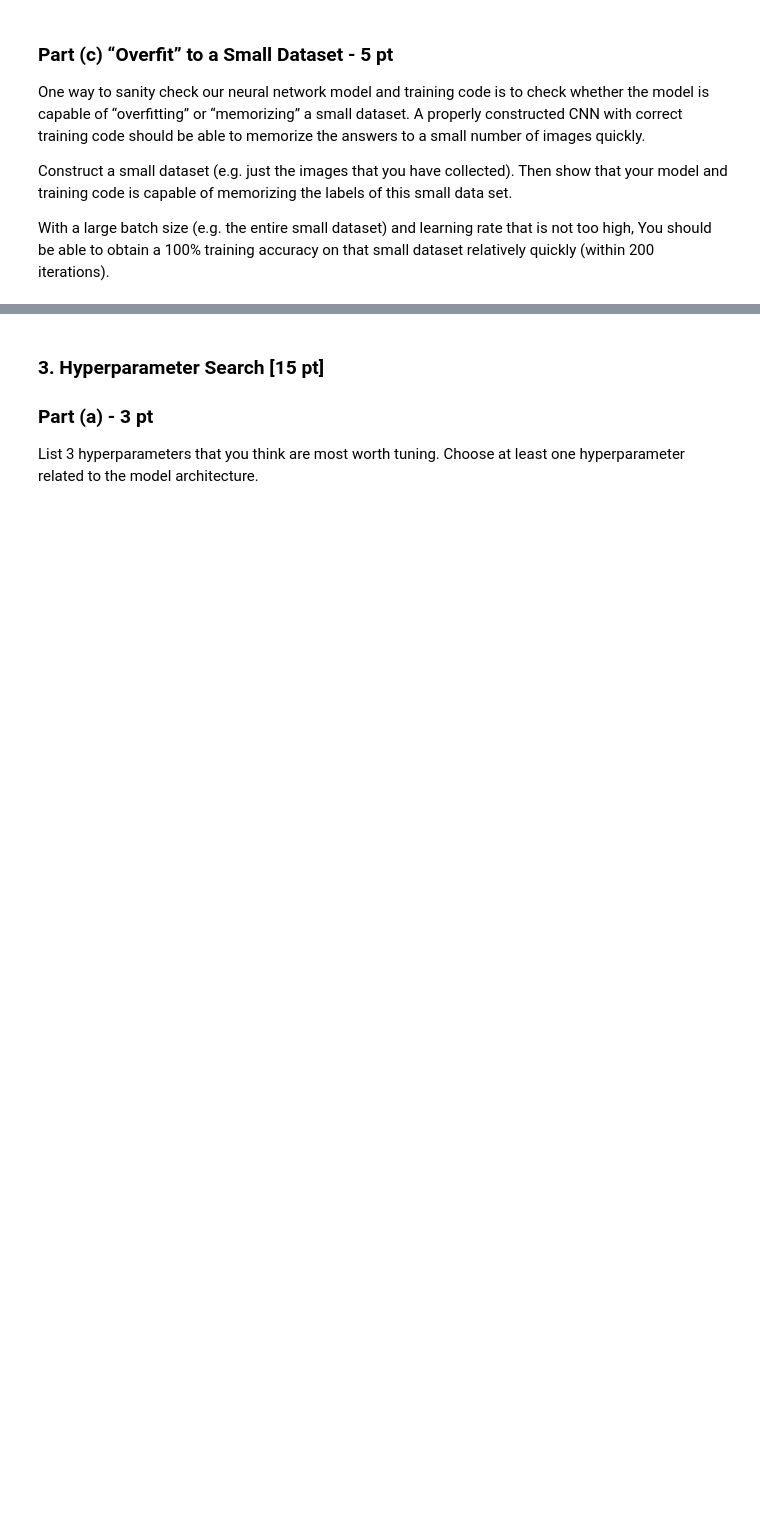
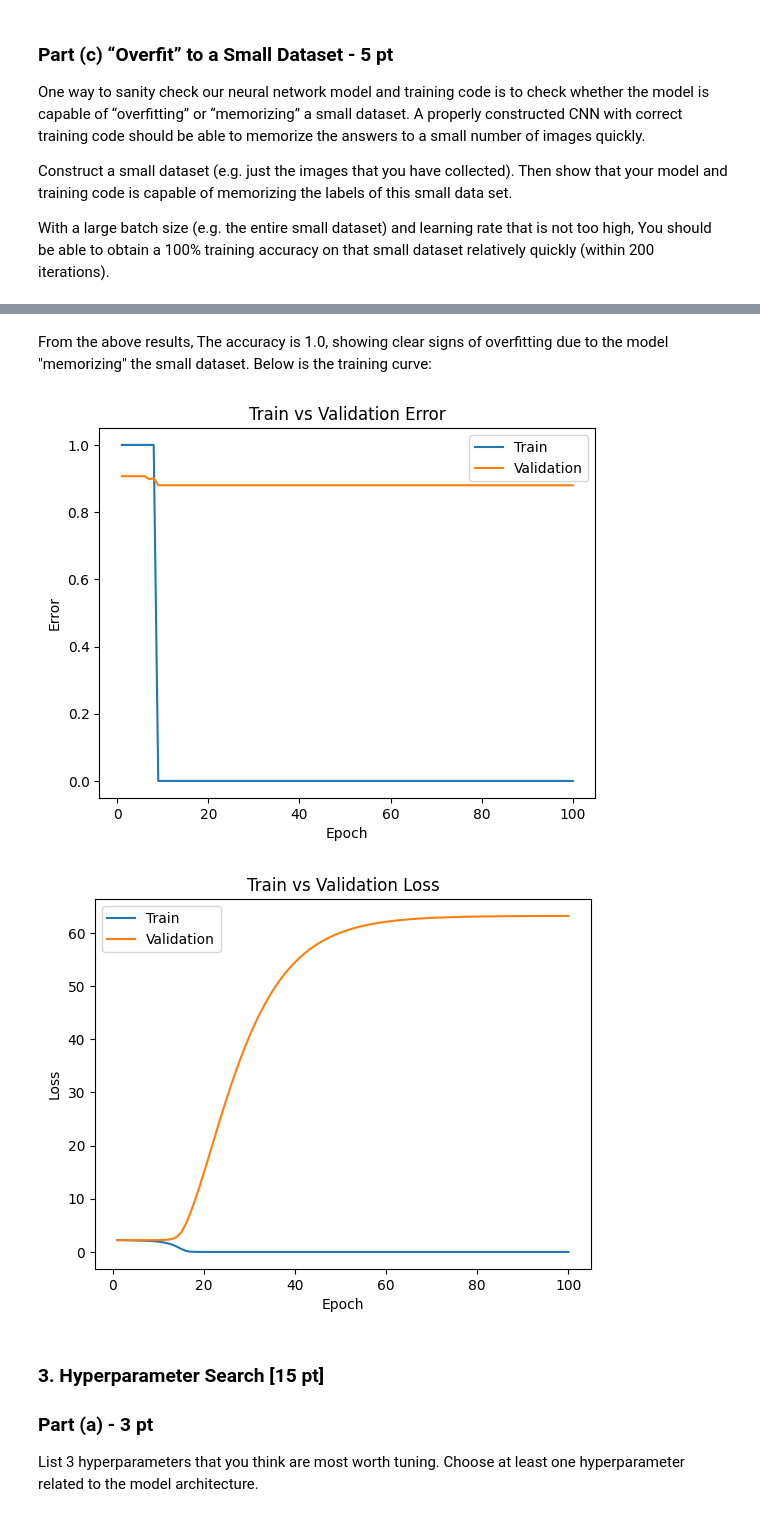
Before and after one commit to sissi820li/Deep-Learning-Project, a Jupyter notebook: Lab 3/Lab 3 Gesture Recognition.ipynb, the cells around one changed output, grey strips where cells are left out. Saved outputs shown, nothing was run; the diff lists cells and outputs as text; code cells hidden in the pictures; blank space fills up the shorter version.

Commit message:
changed_model_parameters

```diff
--- a/Lab 3/Lab 3 Gesture Recognition.ipynb
+++ b/Lab 3/Lab 3 Gesture Recognition.ipynb
@@ -193,3 +363,28 @@ training code is capable of memorizing the labels of this small data set.
 
 With a large batch size (e.g. the entire small dataset) and learning rate that is not too high, You should be
 able to obtain a 100% training accuracy on that small dataset relatively quickly (within 200 iterations).
+# %%
+import torch.utils.data as data
+
+# Create a tiny loader with 64 images
+dataiter = iter(train_loader)
+images, labels = next(dataiter)
+
+# Package raw math data into (inputs, labels) pairs
+debug_dataset = data.TensorDataset(images, labels)
+debug_loader = data.DataLoader(debug_dataset, batch_size=64, shuffle=True)
+
+sanity_model = CNN()
+train_net(sanity_model, train_loader=debug_loader, val_loader=val_loader, batch_size=64, learning_rate=0.001, num_epochs=100)
+sanity_path = get_model_name(sanity_model.name, batch_size=64, learning_rate=0.001, epoch=99)
+#plot_training_curve(sanity_path)
+
+correct = 0
+total = 0
+for imgs, labels in torch.utils.data.DataLoader(debug_dataset, batch_size=64):
+    output = sanity_model(imgs)
+    #select index with maximum prediction score
+    pred = output.max(1, keepdim=True)[1]
+    correct += pred.eq(labels.view_as(pred)).sum().item()
+    total += imgs.shape[0]
+print('Accuracy on batch of 64: ', correct / total)
@@ -196,3 +409,11 @@ able to obtain a 100% training accuracy on that small dataset relatively quickly
+# %% [markdown]
+From the above results, The accuracy is 1.0, showing clear signs of overfitting due to the model "memorizing" the small dataset. Below is the training curve:
+# %%
+sanity_path = get_model_name(sanity_model.name, batch_size=64, learning_rate=0.001, epoch=99)
+plot_training_curve(sanity_path)
+# %% [output]
+[figure, added]
+[figure, added]
 # %% [markdown]
 ### 3. Hyperparameter Search [15 pt]
 
```
Also changed, not shown: parts of 21 cells of this notebook, 1 other file.
